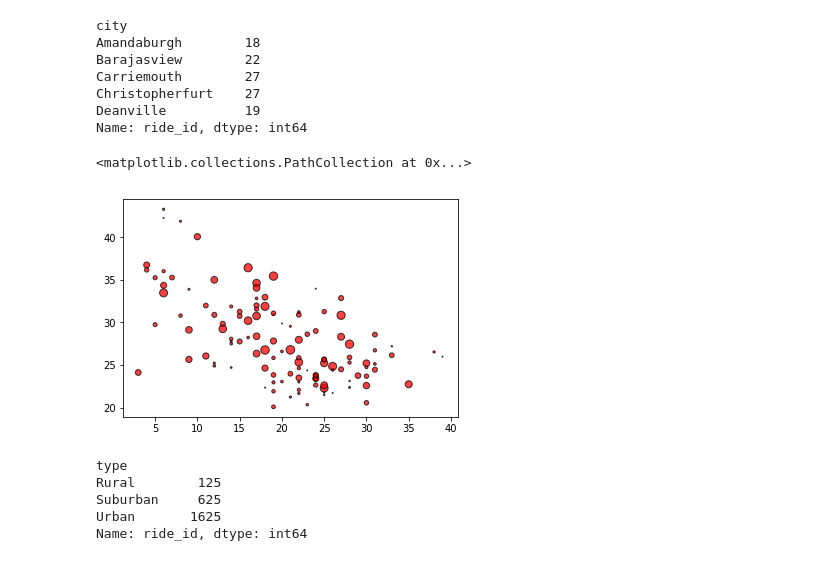
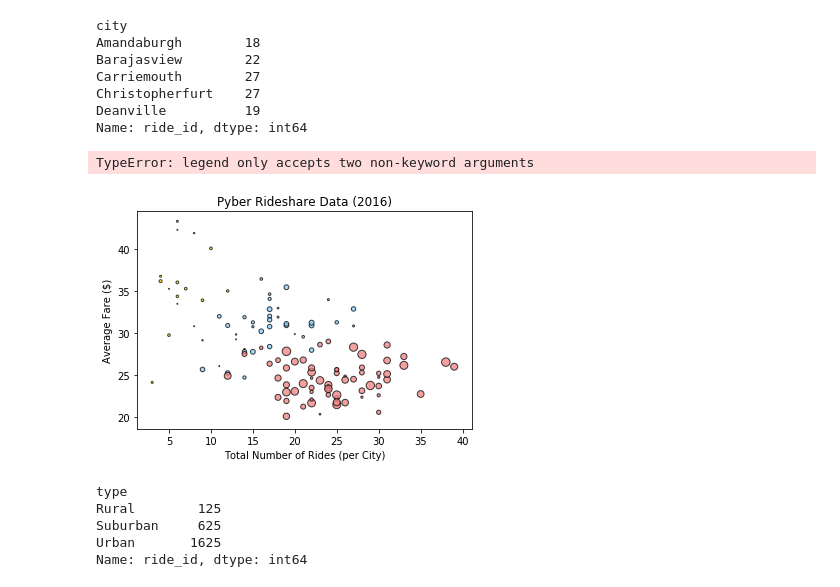
Before and after one commit to tc-sabr/Rideshare_Analysis, a Jupyter notebook: Rideshare_Analysis.ipynb, the cells around one changed output. Saved outputs shown, nothing was run; the diff lists cells and outputs as text; code cells hidden in the pictures.

Commit message:
code up to legend with accurate labels

```diff
--- a/Rideshare_Analysis.ipynb
+++ b/Rideshare_Analysis.ipynb
@@ -146,10 +146,3 @@ drivers_suburban = drivers_suburban['driver_count']
 #urban
 drivers_urban = raw_drivers_urban.set_index('city')
 drivers_urban = drivers_urban['driver_count']
-# %%
-#bubble plot
-plt.scatter(rides_city, avg_fare_city, marker="o", facecolors="red", edgecolors="black",
-            s=drivers_city, alpha=0.75)
-# %% [output]
-<matplotlib.collections.PathCollection at 0x...>
-[figure, removed]
@@ -156,3 +152,25 @@ plt.scatter(rides_city, avg_fare_city, marker="o", facecolors="red", edgecolors=
+# %%
+#bubble plot
+#rural
+plt.scatter(rides_city_rural, avg_fare_city_rural, marker="o", facecolors="gold", edgecolors="black",
+            s=drivers_rural, alpha=0.75)
+
+#suburban
+plt.scatter(rides_city_suburban, avg_fare_city_suburban, marker="o", facecolors="lightskyblue", edgecolors="black",
+            s=drivers_suburban, alpha=0.75)
+
+#urban
+plt.scatter(rides_city_urban, avg_fare_city_urban, marker="o", facecolors="lightcoral", edgecolors="black",
+            s=drivers_urban, alpha=0.75)
+
+plt.title('Pyber Rideshare Data (2016)')
+plt.xlabel('Total Number of Rides (per City)')
+plt.ylabel('Average Fare ($)')
+
+plt.legend([avg_fare_city_rural], ['rural'], [avg_fare_city_suburban], ['suburban'], [avg_fare_city_urban], ['urban'])
+# %% [output]
+TypeError: legend only accepts two non-keyword arguments
+[figure, added]
 # %%
 #total type rides
 rides_type = merged_data.groupby('type').count()
```
Also changed, not shown: parts of 1 cell of this notebook.
